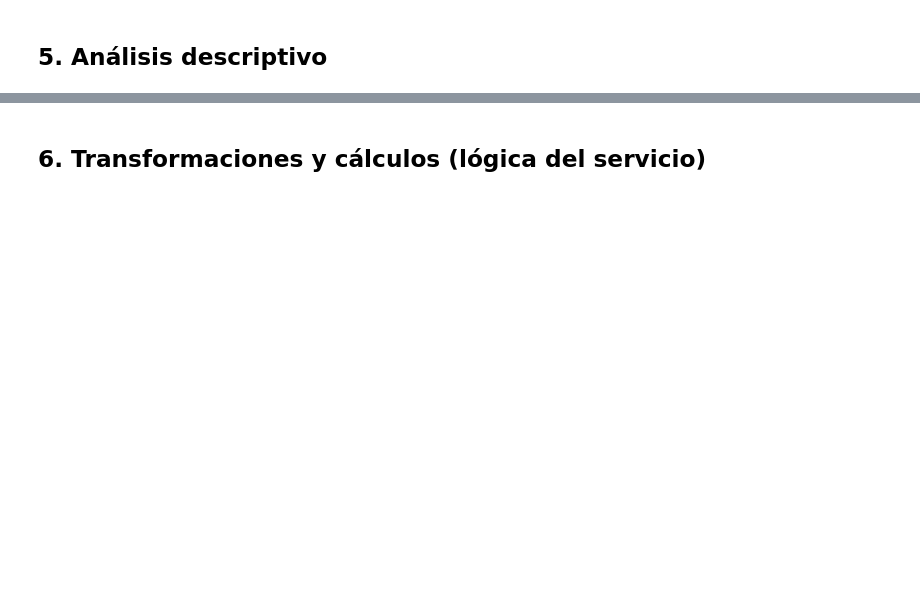
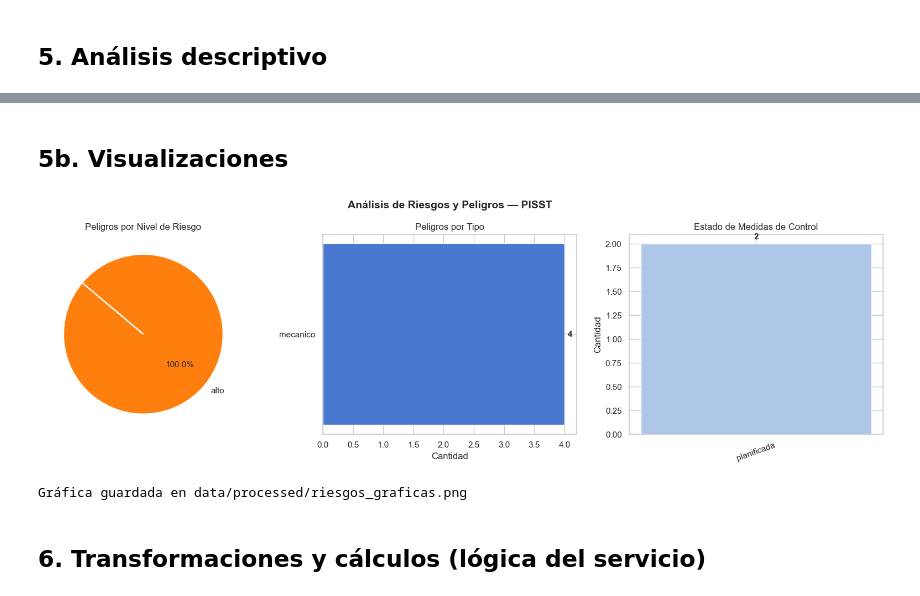
Before and after one commit to sharolpulgarinSENA/PISST, a Jupyter notebook: notebooks/02_exploracion_riesgos.ipynb, the cells around one changed output, grey strips where cells are left out. Cells and saved outputs as stored; diff of their text form; code cells hidden in the pictures; blank space fills up the shorter version.

```diff
--- a/notebooks/02_exploracion_riesgos.ipynb
+++ b/notebooks/02_exploracion_riesgos.ipynb
@@ -9,8 +9,10 @@ Este notebook es de solo lectura — nunca escribe en la BD.
 import os
 import sys
 
+import matplotlib.pyplot as plt
 import numpy as np
 import pandas as pd
+import seaborn as sns
 from dotenv import load_dotenv
 from sqlalchemy import create_engine, text
 
@@ -20,4 +22,8 @@ load_dotenv('../.env')
 pd.set_option('display.max_columns', None)
 pd.set_option('display.float_format', '{:.2f}'.format)
 
+sns.set_theme(style="whitegrid", palette="muted")
+plt.rcParams['figure.figsize'] = (10, 5)
+plt.rcParams['font.size'] = 11
+
 print('Pandas:', pd.__version__, '| NumPy:', np.__version__)
@@ -86,3 +137,64 @@ print(df_controles['estado'].value_counts())
+# %% [markdown]
+## 5b. Visualizaciones
+# %%
+if len(df_peligros) > 0:
+    fig, axes = plt.subplots(1, 3, figsize=(16, 5))
+    fig.suptitle('Análisis de Riesgos y Peligros — PISST', fontsize=14, fontweight='bold')
+
+    # --- Gráfica 1: Torta de niveles de riesgo ---
+    nivel_counts = df_peligros['nivel_riesgo'].value_counts()
+    colores_nivel = {
+        'critico': '#d62728', 'alto': '#ff7f0e',
+        'medio': '#ffdd57',   'bajo': '#2ca02c', 'sin_evaluar': '#aec7e8'
+    }
+    colores = [colores_nivel.get(n, '#999') for n in nivel_counts.index]
+    axes[0].pie(
+        nivel_counts.values,
+        labels=nivel_counts.index,
+        colors=colores,
+        autopct='%1.1f%%',
+        startangle=140,
+        wedgeprops={'edgecolor': 'white', 'linewidth': 1.5}
+    )
+    axes[0].set_title('Peligros por Nivel de Riesgo')
+
+    # --- Gráfica 2: Tipos de peligro ---
+    tipo_counts = df_peligros['tipo_peligro'].value_counts()
+    bars = axes[1].barh(tipo_counts.index, tipo_counts.values,
+                        color=sns.color_palette("muted", len(tipo_counts)))
+    axes[1].set_title('Peligros por Tipo')
+    axes[1].set_xlabel('Cantidad')
+    for bar, val in zip(bars, tipo_counts.values):
+        axes[1].text(val + 0.05, bar.get_y() + bar.get_height() / 2,
+                     str(val), va='center', fontweight='bold')
+
+    # --- Gráfica 3: Estado de medidas de control ---
+    if len(df_controles) > 0:
+        estado_counts = df_controles['estado'].value_counts()
+        colores_estado = {'implementada': '#2ca02c', 'completada': '#2ca02c',
+                          'en_ejecucion': '#ffdd57', 'planificada': '#aec7e8'}
+        c = [colores_estado.get(e, '#999') for e in estado_counts.index]
+        axes[2].bar(estado_counts.index, estado_counts.values, color=c, edgecolor='white')
+        axes[2].set_title('Estado de Medidas de Control')
+        axes[2].set_ylabel('Cantidad')
+        axes[2].tick_params(axis='x', rotation=20)
+        for i, v in enumerate(estado_counts.values):
+            axes[2].text(i, v + 0.05, str(v), ha='center', fontweight='bold')
+    else:
+        axes[2].text(0.5, 0.5, 'Sin medidas\nregistradas',
+                     ha='center', va='center', transform=axes[2].transAxes, fontsize=12)
+        axes[2].set_title('Estado de Medidas de Control')
+
+    plt.tight_layout()
+    os.makedirs('../data/processed', exist_ok=True)
+    plt.savefig('../data/processed/riesgos_graficas.png', dpi=150, bbox_inches='tight')
+    plt.show()
+    print('Gráfica guardada en data/processed/riesgos_graficas.png')
+else:
+    print('Sin datos para graficar.')
+# %% [output]
+[figure, added]
+Gráfica guardada en data/processed/riesgos_graficas.png
 # %% [markdown]
 ## 6. Transformaciones y cálculos (lógica del servicio)
 # %%
```
Also changed, not shown: parts of 7 cells of this notebook, 4 other files.
